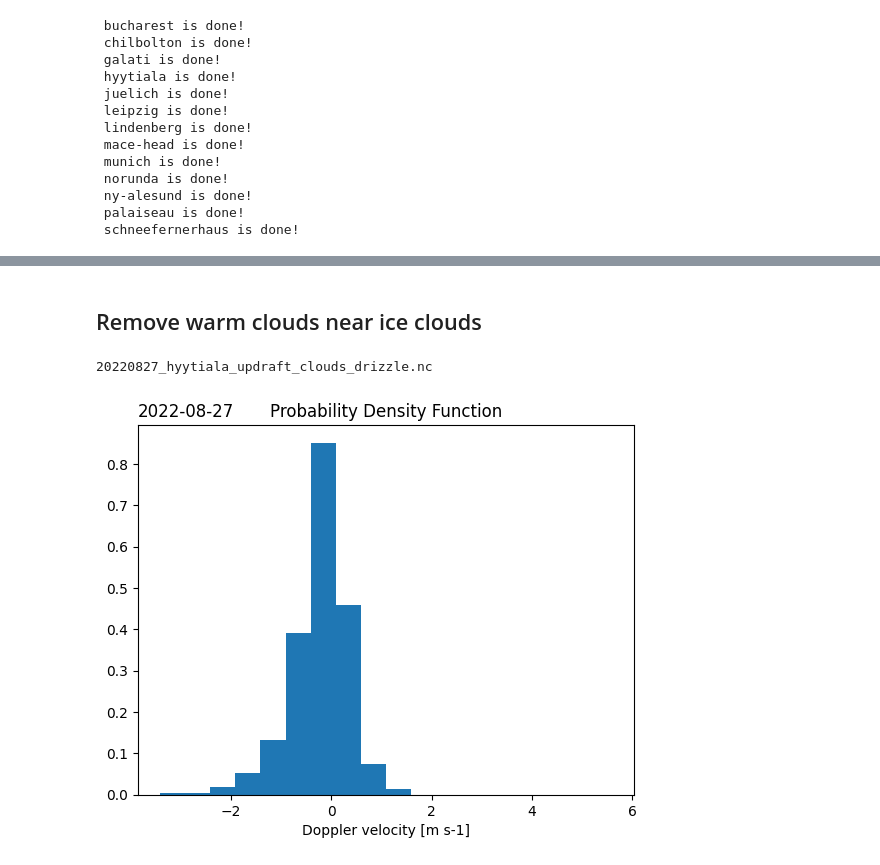
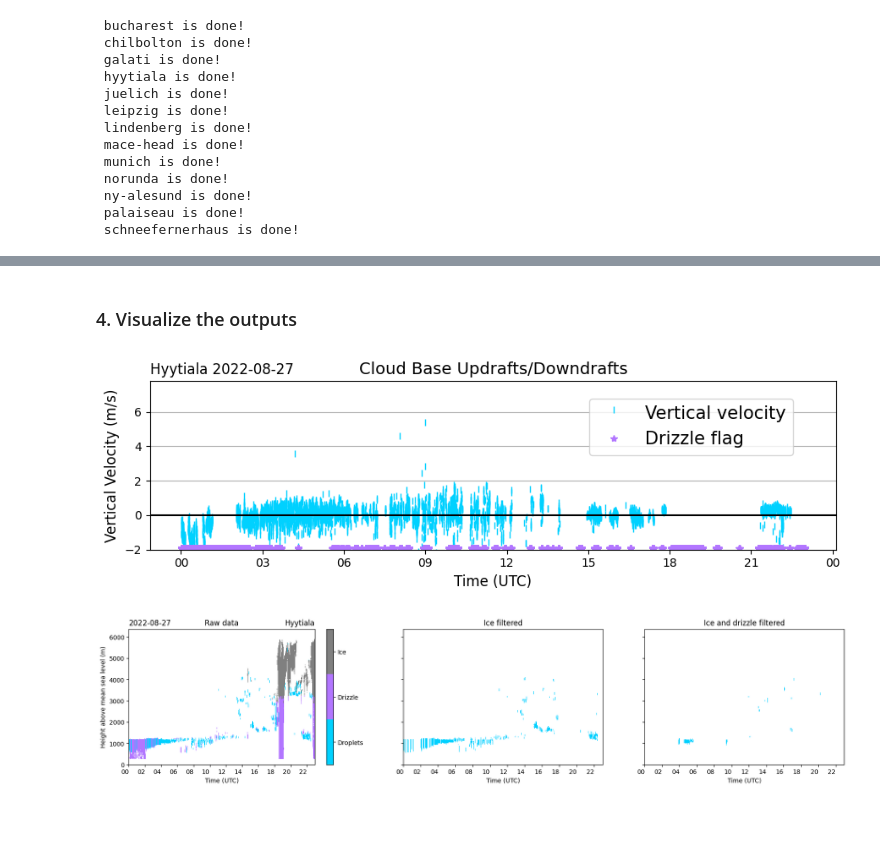
Before and after one commit to maxaragon/INAR-updrafts, a Jupyter notebook: Tutorial.ipynb, the cells around one changed output, grey strips where cells are left out. Drawn from its saved outputs; the diff is of its cells as text; code cells hidden in the pictures; blank space fills up the shorter version.

```diff
--- a/Tutorial.ipynb
+++ b/Tutorial.ipynb
@@ -73 +115,6 @@ generate_figure(classification_file, ['target_classification'])
+# %%
+# Output 2 (cloud base updraft with ice cloud filtered)
+
+generate_updraft_nc(classification_file, categorize_file, 'ice')
+updrafts_2 = 'output_2_hyytiala/20220827_hyytiala_updraft_2.nc'
 # %%
@@ -88,2 +124,0 @@ view_pdf(updraft_file)
-# %% [markdown]
-## Remove warm clouds near ice clouds
@@ -93,10 +125,10 @@ generate_updraft_nc(classification_file, categorize_file, 'ice')
-# %%
-ls Output_Clouds_drizzle_hyytiala
-# %% [output]
-20220827_hyytiala_updraft_clouds_drizzle.nc
-# %%
-updraft_file = 'Output_Clouds_drizzle_hyytiala/20220827_hyytiala_updraft_clouds_drizzle.nc'
-
-view_pdf(updraft_file)
-# %% [output]
-[figure, removed]
+# %% [markdown]
+### 4. Visualize the outputs
+# %%
+plot_updrafts(classification_file, updrafts_2)
+# %% [output]
+[figure, added]
+# %%
+plot_filters(classification_file, categorize_file)
+# %% [output]
+[figure, added]
```
Also changed, not shown: parts of 22 cells of this notebook.
